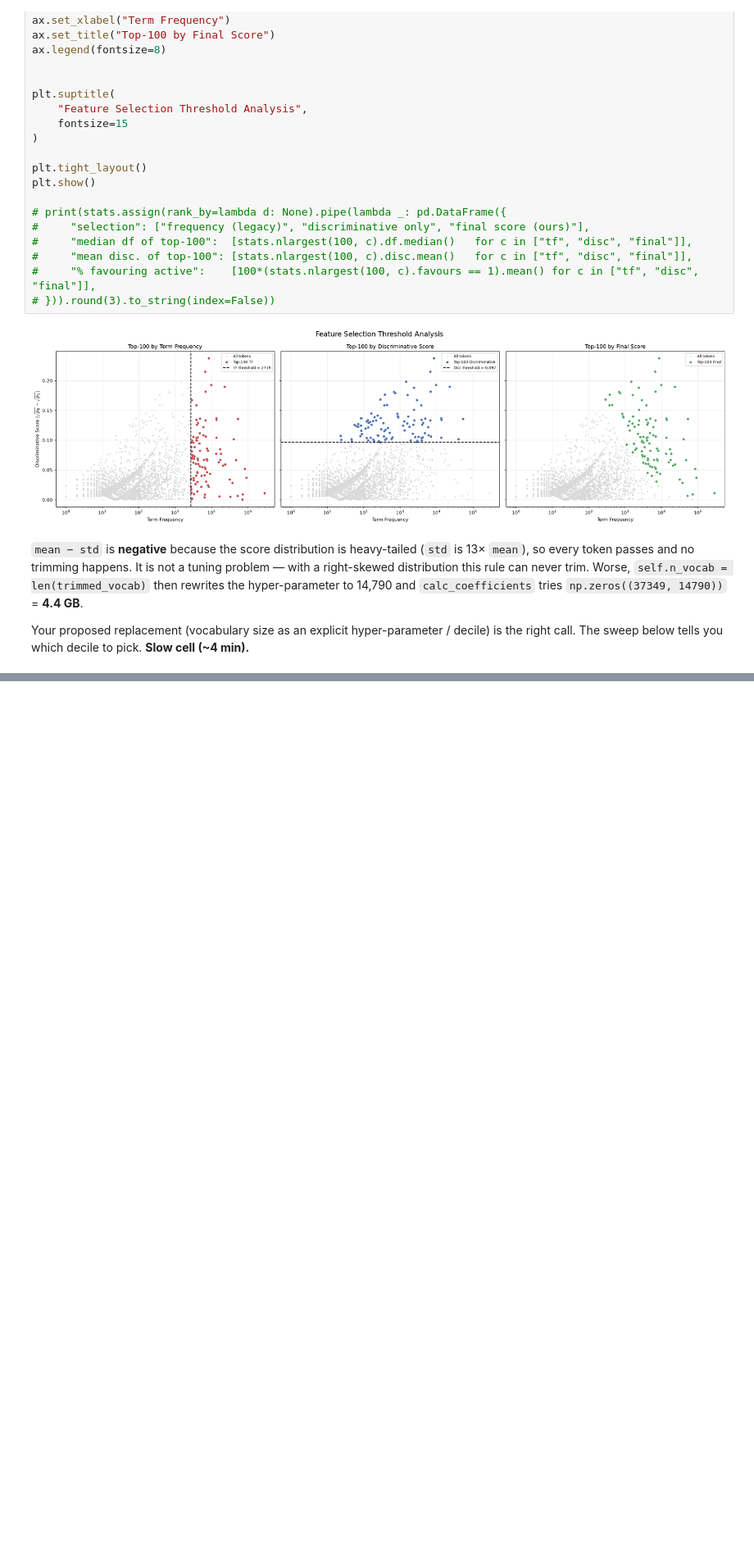
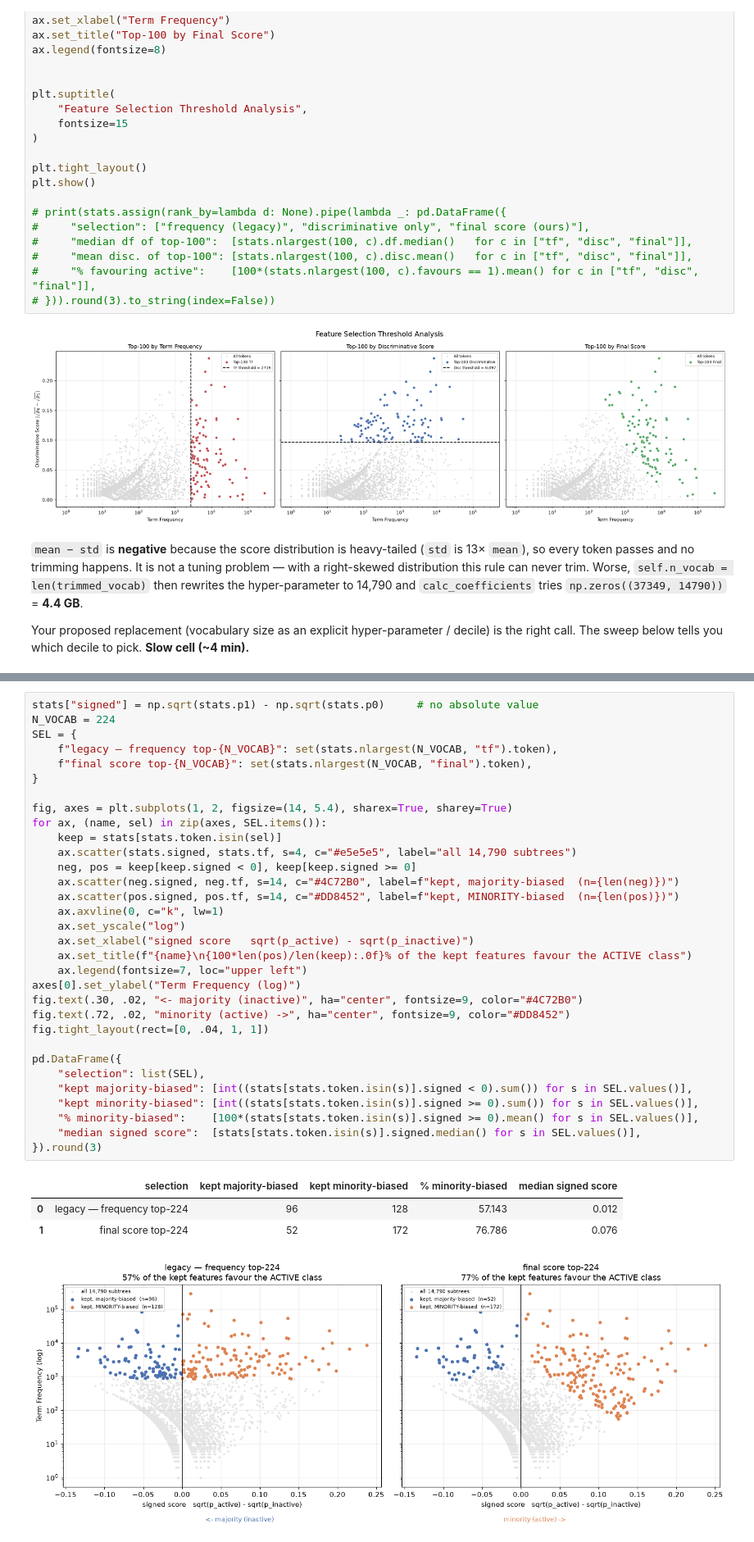
Before and after one commit to nimendra-ag/sparsegraphs_results, a Jupyter notebook: WL_design_decisions.ipynb, the cells around one changed output, grey strips where cells are left out. Shown at 82% size. Saved outputs shown, nothing was run; the diff lists cells and outputs as text; blank space fills up the shorter version.

```diff
--- a/WL_design_decisions.ipynb
+++ b/WL_design_decisions.ipynb
@@ -436,0 +567,37 @@ pd.DataFrame({
+# %%
+stats["signed"] = np.sqrt(stats.p1) - np.sqrt(stats.p0)     # no absolute value
+N_VOCAB = 224
+SEL = {
+    f"legacy — frequency top-{N_VOCAB}": set(stats.nlargest(N_VOCAB, "tf").token),
+    f"final score top-{N_VOCAB}": set(stats.nlargest(N_VOCAB, "final").token),
+}
+
+fig, axes = plt.subplots(1, 2, figsize=(14, 5.4), sharex=True, sharey=True)
+for ax, (name, sel) in zip(axes, SEL.items()):
+    keep = stats[stats.token.isin(sel)]
+    ax.scatter(stats.signed, stats.tf, s=4, c="#e5e5e5", label="all 14,790 subtrees")
+    neg, pos = keep[keep.signed < 0], keep[keep.signed >= 0]
+    ax.scatter(neg.signed, neg.tf, s=14, c="#4C72B0", label=f"kept, majority-biased  (n={len(neg)})")
+    ax.scatter(pos.signed, pos.tf, s=14, c="#DD8452", label=f"kept, MINORITY-biased  (n={len(pos)})")
+    ax.axvline(0, c="k", lw=1)
+    ax.set_yscale("log")
+    ax.set_xlabel("signed score   sqrt(p_active) - sqrt(p_inactive)")
+    ax.set_title(f"{name}\n{100*len(pos)/len(keep):.0f}% of the kept features favour the ACTIVE class")
+    ax.legend(fontsize=7, loc="upper left")
+axes[0].set_ylabel("Term Frequency (log)")
+fig.text(.30, .02, "<- majority (inactive)", ha="center", fontsize=9, color="#4C72B0")
+fig.text(.72, .02, "minority (active) ->", ha="center", fontsize=9, color="#DD8452")
+fig.tight_layout(rect=[0, .04, 1, 1])
+
+pd.DataFrame({
+    "selection": list(SEL),
+    "kept majority-biased": [int((stats[stats.token.isin(s)].signed < 0).sum()) for s in SEL.values()],
+    "kept minority-biased": [int((stats[stats.token.isin(s)].signed >= 0).sum()) for s in SEL.values()],
+    "% minority-biased":    [100*(stats[stats.token.isin(s)].signed >= 0).mean() for s in SEL.values()],
+    "median signed score":  [stats[stats.token.isin(s)].signed.median() for s in SEL.values()],
+}).round(3)
+# %% [output]
+|  | selection | kept majority-biased | kept minority-biased | % minority-biased | median signed score |
+| 0 | legacy — frequency top-224 | 96 | 128 | 57.143 | 0.012 |
+| 1 | final score top-224 | 52 | 172 | 76.786 | 0.076 |
+[figure, added]
```
Also changed, not shown: parts of 7 cells of this notebook.
